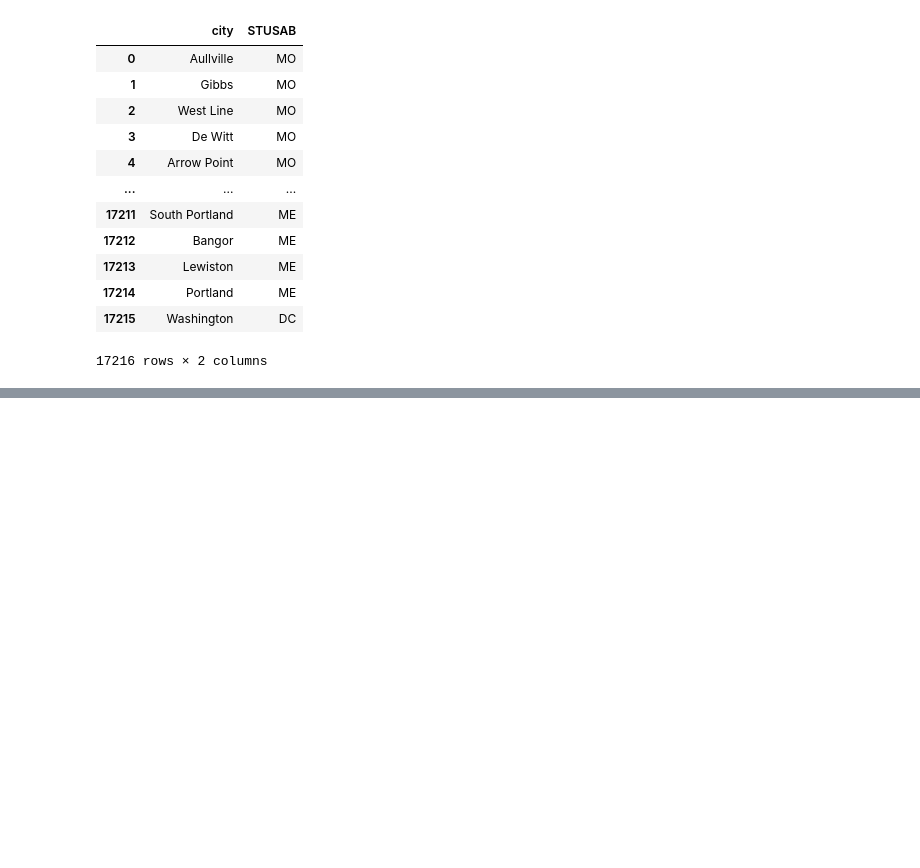
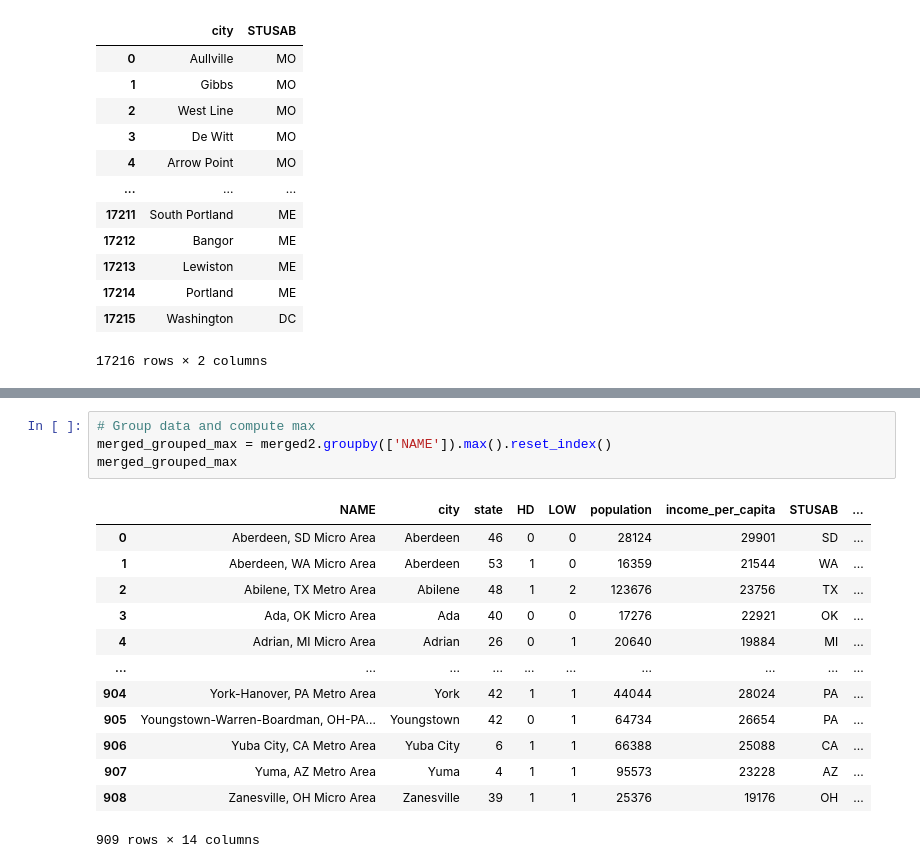
Before and after one commit to ericschulman/entry_games, a Jupyter notebook: estimation/CDP_CBSA.ipynb, the cells around one changed output, grey strips where cells are left out. Drawn from its saved outputs; the diff is of its cells as text; blank space fills up the shorter version.

```diff
--- a/estimation/CDP_CBSA.ipynb
+++ b/estimation/CDP_CBSA.ipynb
@@ -237,0 +254,18 @@ merged2.groupby(['NAME'])['HD','LOW'].sum()
+# %%
+# Group data and compute max
+merged_grouped_max = merged2.groupby(['NAME']).max().reset_index()
+merged_grouped_max
+# %% [output]
+|  | NAME | city | state | HD | LOW | population | income_per_capita | STUSAB | ... |
+| 0 | Aberdeen, SD Micro Area | Aberdeen | 46 | 0 | 0 | 28124 | 29901 | SD | ... |
+| 1 | Aberdeen, WA Micro Area | Aberdeen | 53 | 1 | 0 | 16359 | 21544 | WA | ... |
+| 2 | Abilene, TX Metro Area | Abilene | 48 | 1 | 2 | 123676 | 23756 | TX | ... |
+| 3 | Ada, OK Micro Area | Ada | 40 | 0 | 0 | 17276 | 22921 | OK | ... |
+| 4 | Adrian, MI Micro Area | Adrian | 26 | 0 | 1 | 20640 | 19884 | MI | ... |
+| ... | ... | ... | ... | ... | ... | ... | ... | ... | ... |
+| 904 | York-Hanover, PA Metro Area | York | 42 | 1 | 1 | 44044 | 28024 | PA | ... |
+| 905 | Youngstown-Warren-Boardman, OH-PA... | Youngstown | 42 | 0 | 1 | 64734 | 26654 | PA | ... |
+| 906 | Yuba City, CA Metro Area | Yuba City | 6 | 1 | 1 | 66388 | 25088 | CA | ... |
+| 907 | Yuma, AZ Metro Area | Yuma | 4 | 1 | 1 | 95573 | 23228 | AZ | ... |
+| 908 | Zanesville, OH Micro Area | Zanesville | 39 | 1 | 1 | 25376 | 19176 | OH | ... |
+909 rows × 14 columns
```
Also changed, not shown: parts of 23 cells of this notebook.
